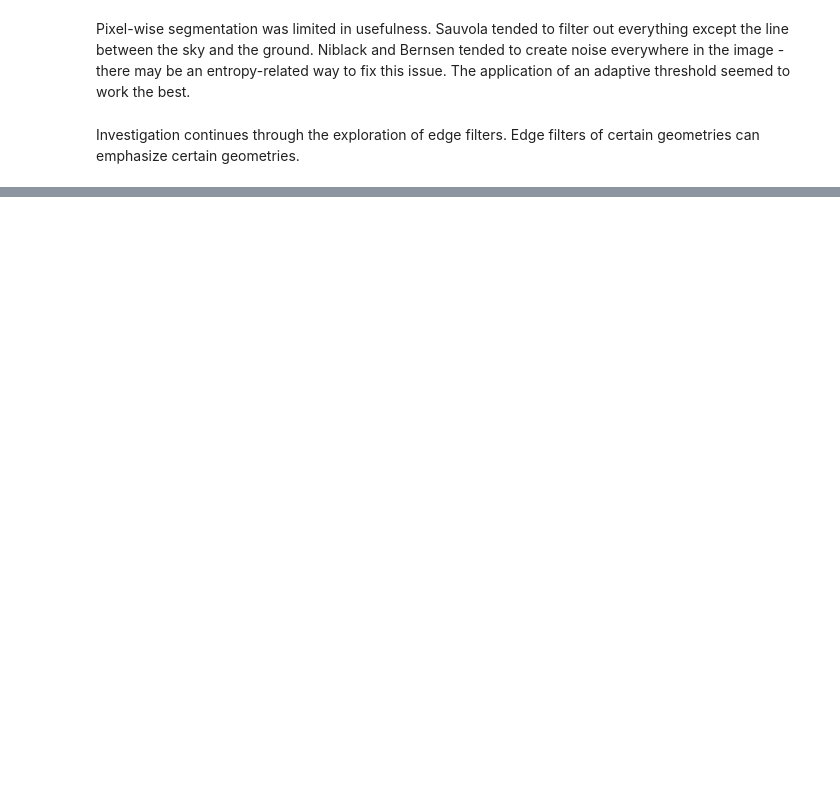
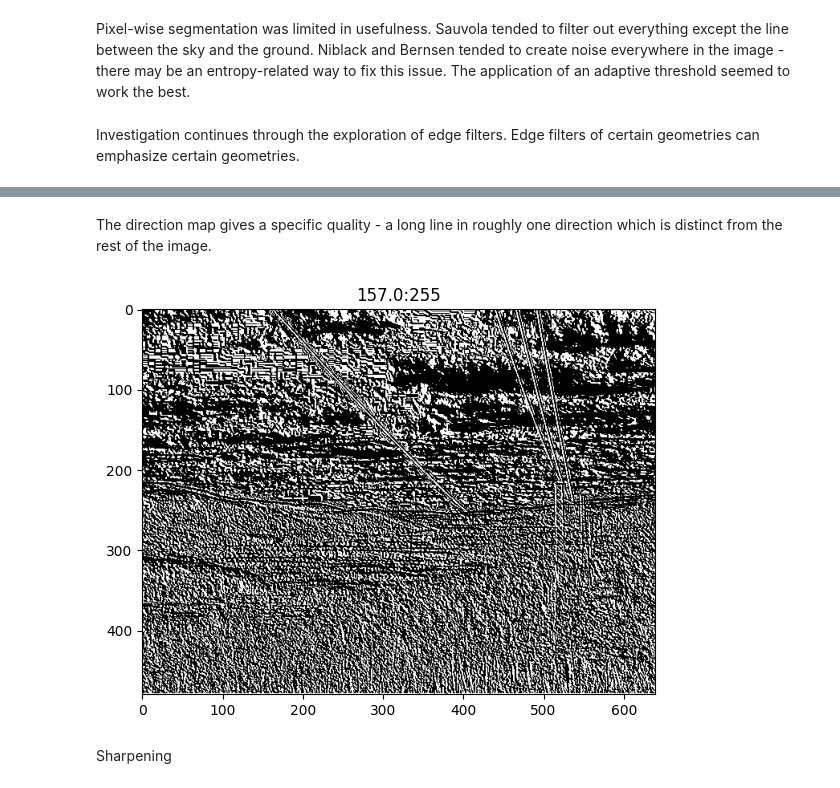
Before and after one commit to Mikerive/Color-Space, a Jupyter notebook: Power_Line_Project.ipynb, the cells around one changed output, grey strips where cells are left out. Saved outputs shown, nothing was run; the diff lists cells and outputs as text; code cells hidden in the pictures; blank space fills up the shorter version.

```diff
--- a/Power_Line_Project.ipynb
+++ b/Power_Line_Project.ipynb
@@ -148,0 +144,8 @@ diagonal2, diagonal2_path = ImageProcessor(inverted_path, folder_name, 'vdiagona
+# %% [markdown]
+The direction map gives a specific quality - a long line in roughly one direction which is distinct from the rest of the image.
+# %%
+sdir, sdir_path = Segment(dir_path, folder_name, 'seg_dir').process(Adaptive_Global_Threshold())
+# %% [output]
+[figure, added]
+# %% [markdown]
+Sharpening
```
Also changed, not shown: parts of 27 cells of this notebook, 10 other files.
